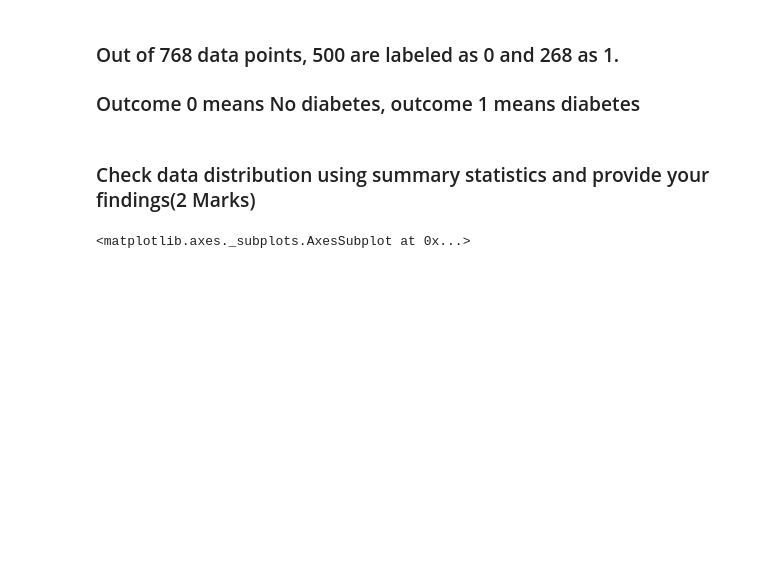
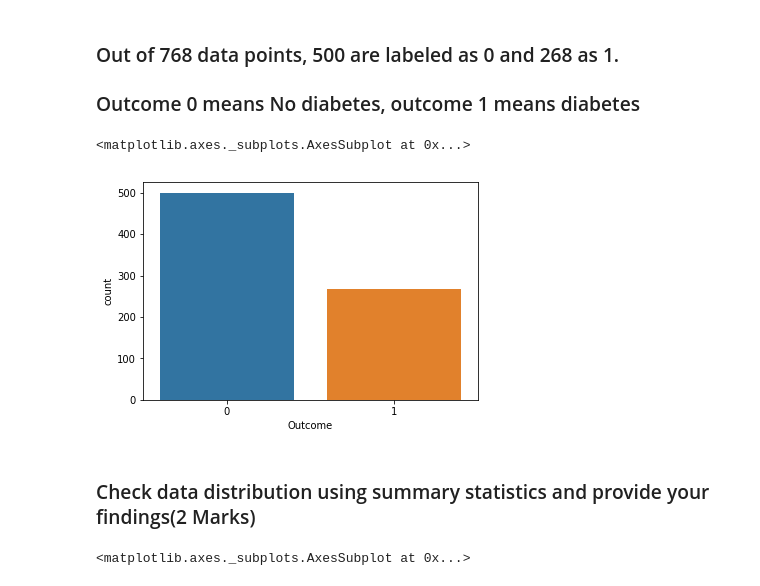
Before and after one commit to GreatLearningAIML1/bangalore-feb-batch-arunkrdas, a Jupyter notebook: Lab_R5_External_SVM_Diabetes.ipynb, the cells around one changed output. Saved outputs shown, nothing was run; the diff lists cells and outputs as text; code cells hidden in the pictures; blank space fills up the shorter version.

```diff
--- a/Lab_R5_External_SVM_Diabetes.ipynb
+++ b/Lab_R5_External_SVM_Diabetes.ipynb
@@ -58,6 +79,11 @@ sns.pairplot(df, diag_kind='kde', hue='Outcome')
 # %% [markdown]
 ### Out of  768 data points, 500 are labeled as 0 and 268 as 1.
 ### Outcome 0 means No diabetes, outcome 1 means diabetes
+# %%
+sns.countplot(x='Outcome',data = df)
+# %% [output]
+<matplotlib.axes._subplots.AxesSubplot at 0x...>
+[figure, added]
 # %% [markdown]
 ### Check data distribution using summary statistics and provide your findings(2 Marks)
 # %%
```
Also changed, not shown: parts of 23 cells of this notebook.
